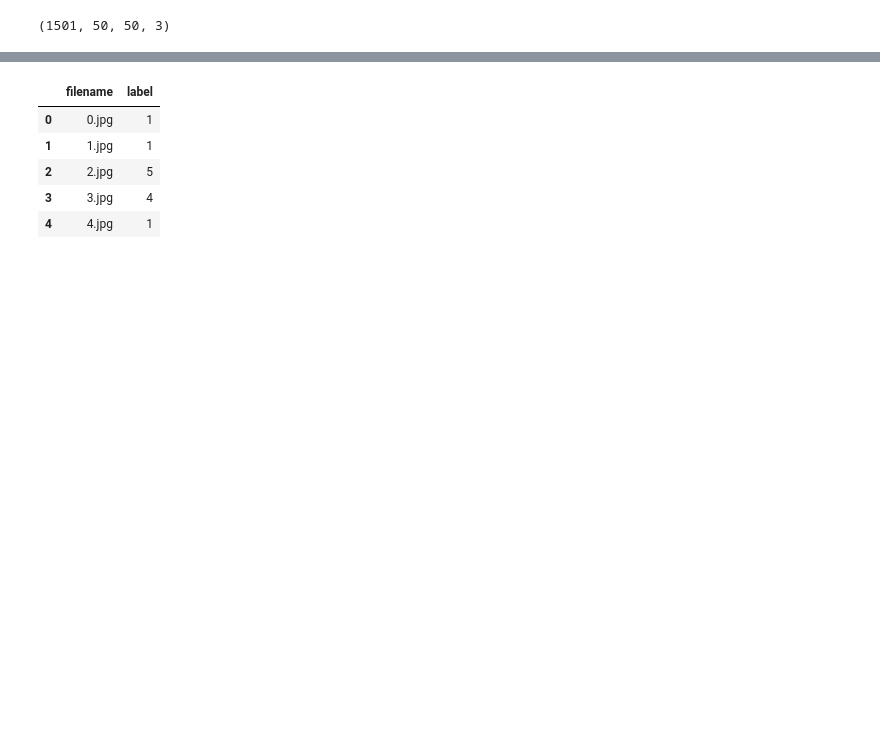
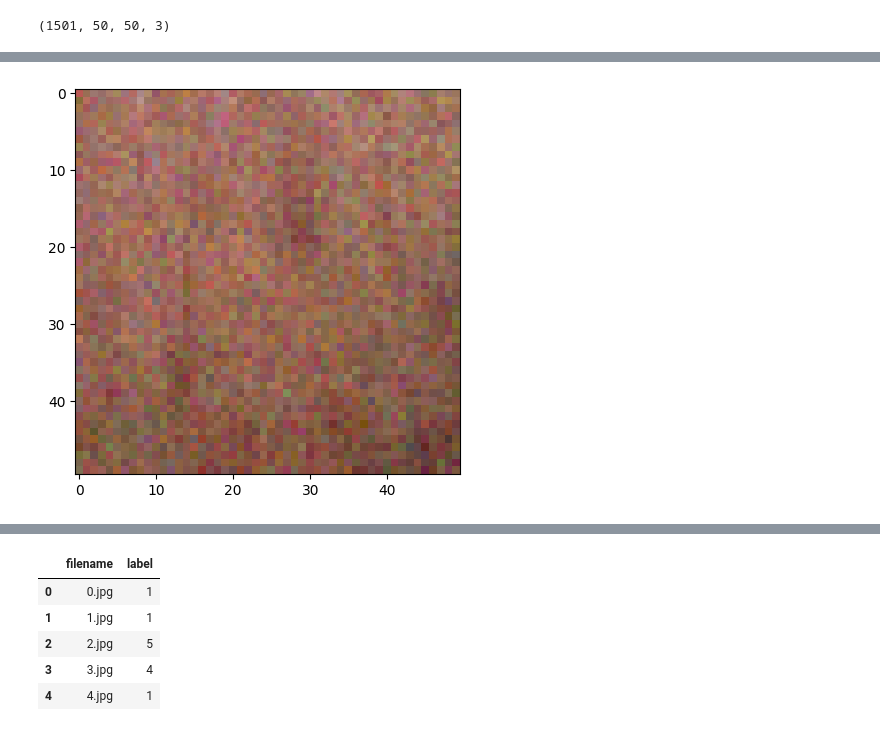
Before and after one commit to simasuiyuan/CS5242, a Jupyter notebook: project/Project_local.ipynb, the cells around one changed output, grey strips where cells are left out. Drawn from its saved outputs; the diff is of its cells as text; code cells hidden in the pictures; blank space fills up the shorter version.

```diff
--- a/project/Project_local.ipynb
+++ b/project/Project_local.ipynb
@@ -202,3 +225,10 @@ Counter({1: 440, 0: 435, 2: 435, 4: 430, 3: 405, 5: 405})
+# %%
+im=X_train[80*5+4]
+# X_train, X_test, y_train, y_test
+# diplay the picture
+image_utils().plot_image(im,title=None, figsize=(5,5))
+# %% [output]
+[figure, added]
 # %%
 # X_train, y_train = augment_data(X_train, y_train)
 # np.array(X_train).shape
```
Also changed, not shown: parts of 10 cells of this notebook, 1 other file.
